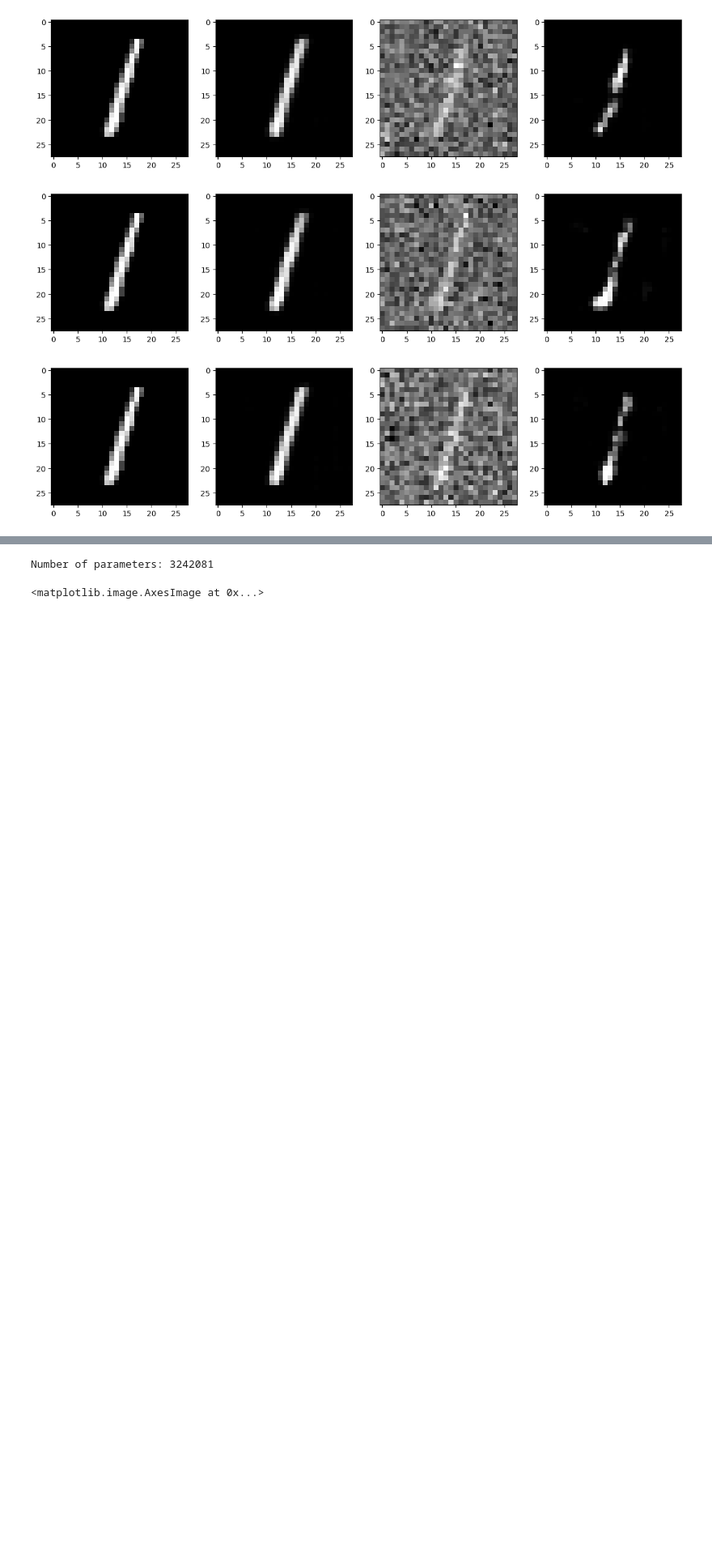
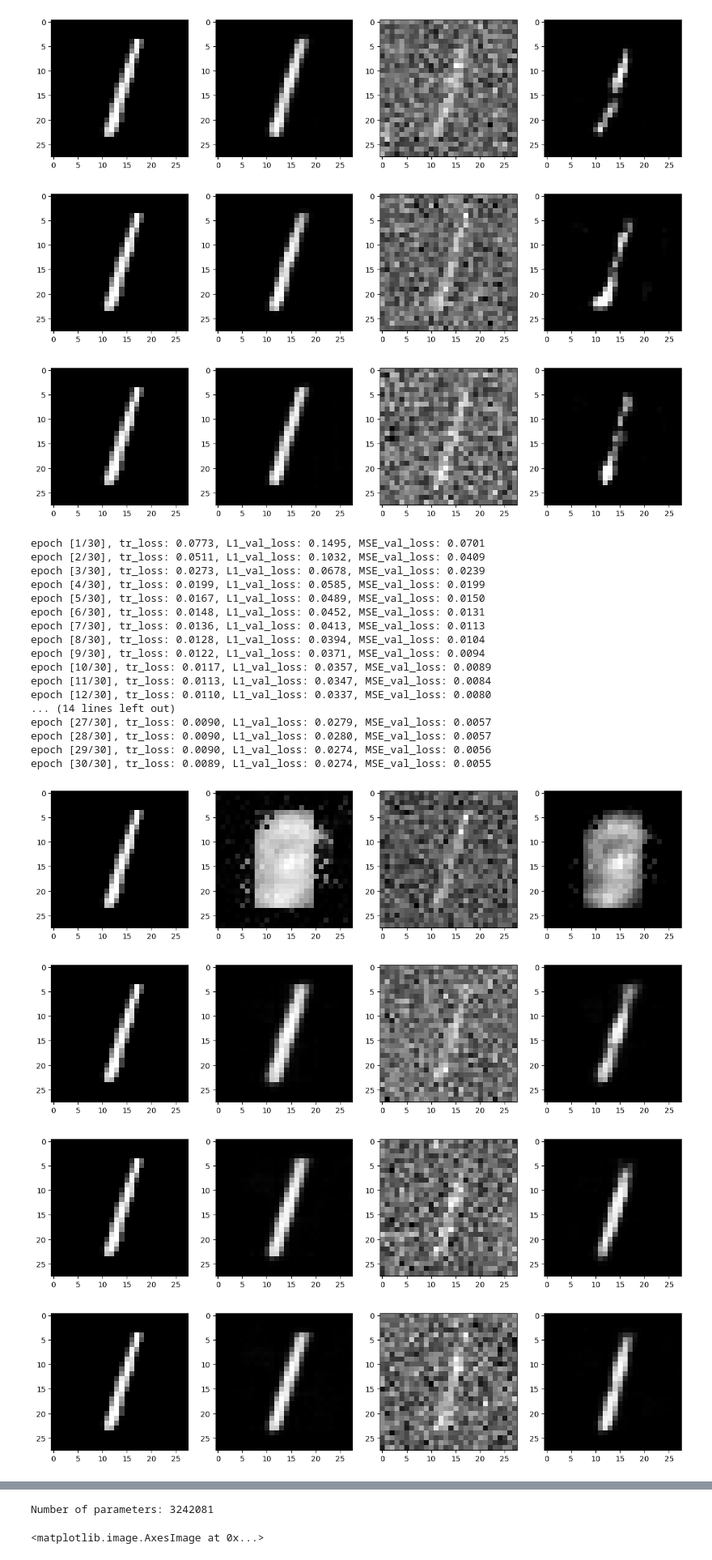
Before and after one commit to JacopoRaffi/ISPR_Assignments, a Jupyter notebook: Assignment3/ISPR_Midterm3_Assignment1_JacopoRaffi.ipynb, the cells around one changed output, grey strips where cells are left out. Shown: that part at 81% size. Drawn from its saved outputs; the diff is of its cells as text; code cells hidden in the pictures; blank space fills up the shorter version.

Commit message:
add dae config

```diff
--- a/Assignment3/ISPR_Midterm3_Assignment1_JacopoRaffi.ipynb
+++ b/Assignment3/ISPR_Midterm3_Assignment1_JacopoRaffi.ipynb
@@ -130,10 +130,10 @@ config_cae = Configuration(learning_rate = 0.003315,
                         autoencoder_type = 'cae',
                         cae_penalization = 1e-5)
 
-config_dae = Configuration(learning_rate = 0.003315,
+config_dae = Configuration(learning_rate = 0.002004,
                         batch_size = 1024,
                         epochs = 30,
-                        weight_decay = 0.000003945,
+                        weight_decay = 0.000005557,
                         hidden_size = 64,
                         latent_size=512,
                         autoencoder_type = 'dae',
@@ -246,3 +246,27 @@ epoch [30/30], tr_loss: 0.0044, L1_val_loss: 0.0215, MSE_val_loss: 0.0045
 [figure]
 [figure]
 [figure]
+# %%
+model_dae = train(config_dae, True)
+# %% [output]
+epoch [1/30], tr_loss: 0.0773, L1_val_loss: 0.1495, MSE_val_loss: 0.0701
+epoch [2/30], tr_loss: 0.0511, L1_val_loss: 0.1032, MSE_val_loss: 0.0409
+epoch [3/30], tr_loss: 0.0273, L1_val_loss: 0.0678, MSE_val_loss: 0.0239
+epoch [4/30], tr_loss: 0.0199, L1_val_loss: 0.0585, MSE_val_loss: 0.0199
+epoch [5/30], tr_loss: 0.0167, L1_val_loss: 0.0489, MSE_val_loss: 0.0150
+epoch [6/30], tr_loss: 0.0148, L1_val_loss: 0.0452, MSE_val_loss: 0.0131
+epoch [7/30], tr_loss: 0.0136, L1_val_loss: 0.0413, MSE_val_loss: 0.0113
+epoch [8/30], tr_loss: 0.0128, L1_val_loss: 0.0394, MSE_val_loss: 0.0104
+epoch [9/30], tr_loss: 0.0122, L1_val_loss: 0.0371, MSE_val_loss: 0.0094
+epoch [10/30], tr_loss: 0.0117, L1_val_loss: 0.0357, MSE_val_loss: 0.0089
+epoch [11/30], tr_loss: 0.0113, L1_val_loss: 0.0347, MSE_val_loss: 0.0084
+epoch [12/30], tr_loss: 0.0110, L1_val_loss: 0.0337, MSE_val_loss: 0.0080
+... (14 lines left out)
+epoch [27/30], tr_loss: 0.0090, L1_val_loss: 0.0279, MSE_val_loss: 0.0057
+epoch [28/30], tr_loss: 0.0090, L1_val_loss: 0.0280, MSE_val_loss: 0.0057
+epoch [29/30], tr_loss: 0.0090, L1_val_loss: 0.0274, MSE_val_loss: 0.0056
+epoch [30/30], tr_loss: 0.0089, L1_val_loss: 0.0274, MSE_val_loss: 0.0055
+[figure, added]
+[figure, added]
+[figure, added]
+[figure, added]
```
Also changed, not shown: parts of 2 cells of this notebook.
